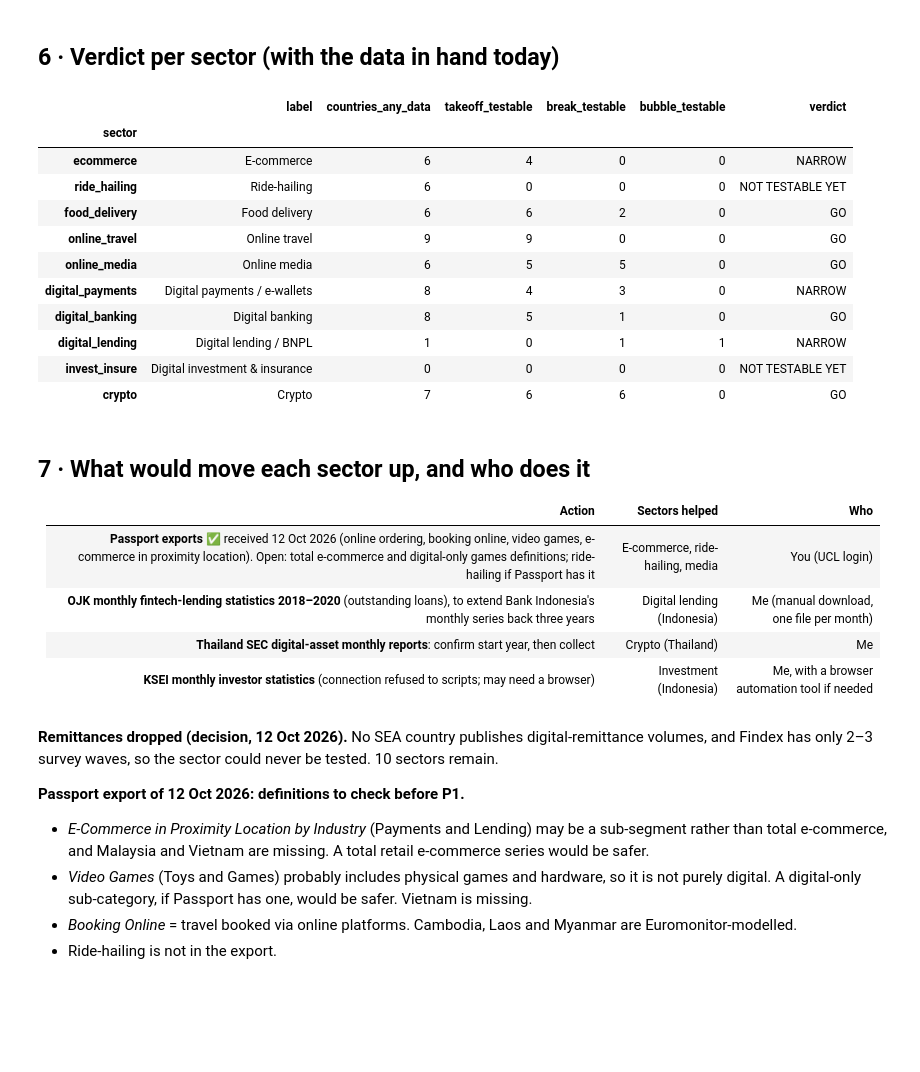
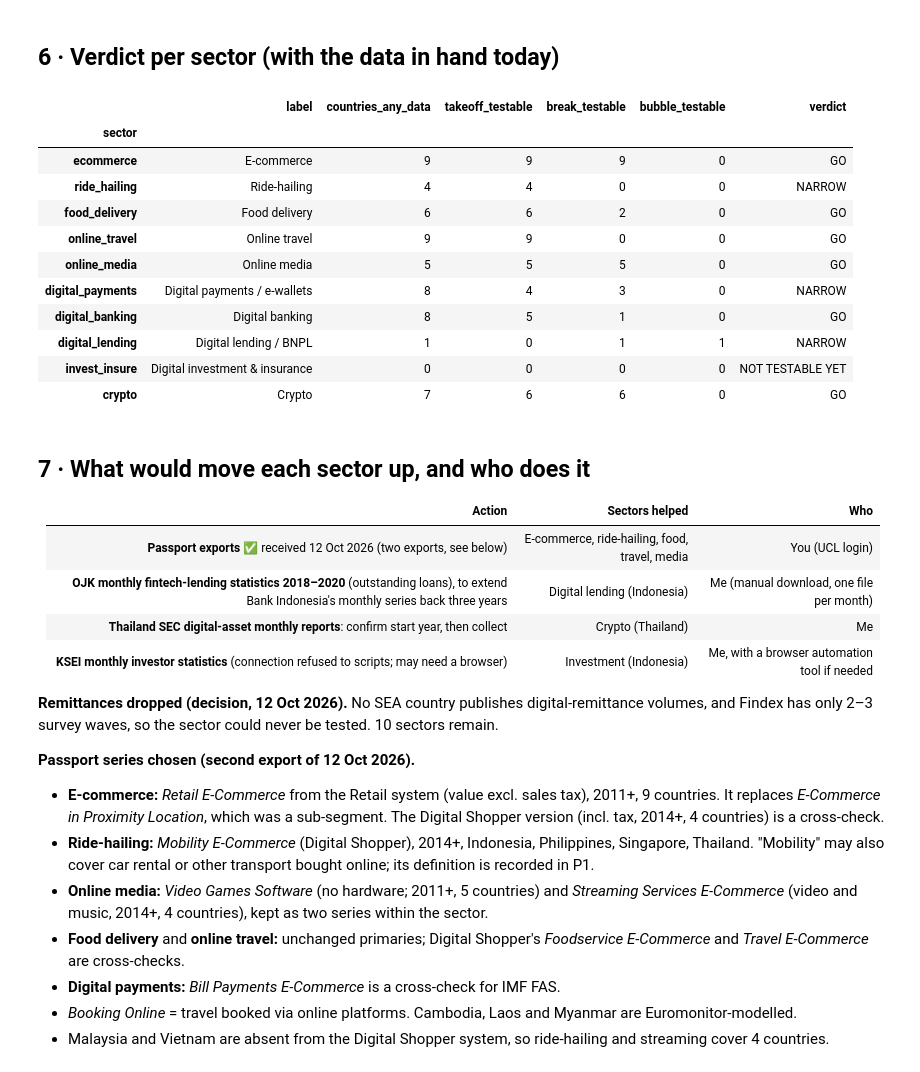
Before and after one commit to safwannxdd/sea-boom-series, a Jupyter notebook: q0_boom_catalogue/notebooks/00_literature_and_audit.ipynb, the cells around one changed output. Saved outputs shown, nothing was run; the diff lists cells and outputs as text; code cells hidden in the pictures; blank space fills up the shorter version.

```diff
--- a/q0_boom_catalogue/notebooks/00_literature_and_audit.ipynb
+++ b/q0_boom_catalogue/notebooks/00_literature_and_audit.ipynb
@@ -241,25 +256,26 @@ plt.tight_layout(); plt.savefig(FIG / "p0_coverage_map.png", dpi=150); plt.show(
 ## 6 · Verdict per sector (with the data in hand today)
 # %%
 def verdict(g):
+    g = g[g.role == "primary"]                                    # cross-check series do not count towards testability
     n_take = g[g.takeoff_ok].iso3.nunique()
     n_brk = g[g.break_ok].iso3.nunique()
     n_bub = g[g.bubble_ok].iso3.nunique()
     v = "GO" if n_take >= 5 else "NARROW" if n_take >= 1 or n_brk >= 1 else "NOT TESTABLE YET"
     return pd.Series(dict(countries_any_data=g[g.freq != "survey"].iso3.nunique(), takeoff_testable=n_take,
                           break_testable=n_brk, bubble_testable=n_bub, verdict=v))
 ver = cov.groupby("sector").apply(verdict).reindex(list(SECTORS)).fillna(
     dict(countries_any_data=0, takeoff_testable=0, break_testable=0, bubble_testable=0, verdict="NOT TESTABLE YET"))
 ver.insert(0, "label", [SECTORS[s]["label"] for s in ver.index])
 ver.to_csv(PROC / "q0_p0_verdict.csv")
 ver
 # %% [output]
 |  | label | countries_any_data | takeoff_testable | break_testable | bubble_testable | verdict |
 | sector |  |  |  |  |  |  |
-| ecommerce | E-commerce | 6 | 4 | 0 | 0 | NARROW |
-| ride_hailing | Ride-hailing | 6 | 0 | 0 | 0 | NOT TESTABLE YET |
+| ecommerce | E-commerce | 9 | 9 | 9 | 0 | GO |
+| ride_hailing | Ride-hailing | 4 | 4 | 0 | 0 | NARROW |
 | food_delivery | Food delivery | 6 | 6 | 2 | 0 | GO |
 | online_travel | Online travel | 9 | 9 | 0 | 0 | GO |
-| online_media | Online media | 6 | 5 | 5 | 0 | GO |
+| online_media | Online media | 5 | 5 | 5 | 0 | GO |
 | digital_payments | Digital payments / e-wallets | 8 | 4 | 3 | 0 | NARROW |
 | digital_banking | Digital banking | 8 | 5 | 1 | 0 | GO |
 | digital_lending | Digital lending / BNPL | 1 | 0 | 1 | 1 | NARROW |
@@ -270,18 +286,24 @@ ver
 
 | Action | Sectors helped | Who |
 |---|---|---|
-| **Passport exports** ✅ received 12 Oct 2026 (online ordering, booking online, video games, e-commerce in proximity location). Open: total e-commerce and digital-only games definitions; ride-hailing if Passport has it | E-commerce, ride-hailing, media | You (UCL login) |
+| **Passport exports** ✅ received 12 Oct 2026 (two exports, see below) | E-commerce, ride-hailing, food, travel, media | You (UCL login) |
 | **OJK monthly fintech-lending statistics 2018–2020** (outstanding loans), to extend Bank Indonesia's monthly series back three years | Digital lending (Indonesia) | Me (manual download, one file per month) |
 | **Thailand SEC digital-asset monthly reports**: confirm start year, then collect | Crypto (Thailand) | Me |
 | **KSEI monthly investor statistics** (connection refused to scripts; may need a browser) | Investment (Indonesia) | Me, with a browser automation tool if needed |
-#
+
 **Remittances dropped (decision, 12 Oct 2026).** No SEA country publishes digital-remittance volumes, and Findex
 has only 2–3 survey waves, so the sector could never be tested. 10 sectors remain.
 
-**Passport export of 12 Oct 2026: definitions to check before P1.**
-* *E-Commerce in Proximity Location by Industry* (Payments and Lending) may be a sub-segment rather than total
-  e-commerce, and Malaysia and Vietnam are missing. A total retail e-commerce series would be safer.
-* *Video Games* (Toys and Games) probably includes physical games and hardware, so it is not purely digital. A
-  digital-only sub-category, if Passport has one, would be safer. Vietnam is missing.
+**Passport series chosen (second export of 12 Oct 2026).**
+* **E-commerce:** *Retail E-Commerce* from the Retail system (value excl. sales tax), 2011+, 9 countries. It replaces
+  *E-Commerce in Proximity Location*, which was a sub-segment. The Digital Shopper version (incl. tax, 2014+,
+  4 countries) is a cross-check.
+* **Ride-hailing:** *Mobility E-Commerce* (Digital Shopper), 2014+, Indonesia, Philippines, Singapore, Thailand.
+  "Mobility" may also cover car rental or other transport bought online; its definition is recorded in P1.
+* **Online media:** *Video Games Software* (no hardware; 2011+, 5 countries) and *Streaming Services E-Commerce*
+  (video and music, 2014+, 4 countries), kept as two series within the sector.
+* **Food delivery** and **online travel:** unchanged primaries; Digital Shopper's *Foodservice E-Commerce* and
+  *Travel E-Commerce* are cross-checks.
+* **Digital payments:** *Bill Payments E-Commerce* is a cross-check for IMF FAS.
 * *Booking Online* = travel booked via online platforms. Cambodia, Laos and Myanmar are Euromonitor-modelled.
-* Ride-hailing is not in the export.
+* Malaysia and Vietnam are absent from the Digital Shopper system, so ride-hailing and streaming cover 4 countries.
```
Also changed, not shown: parts of 4 cells of this notebook, 5 other files.
